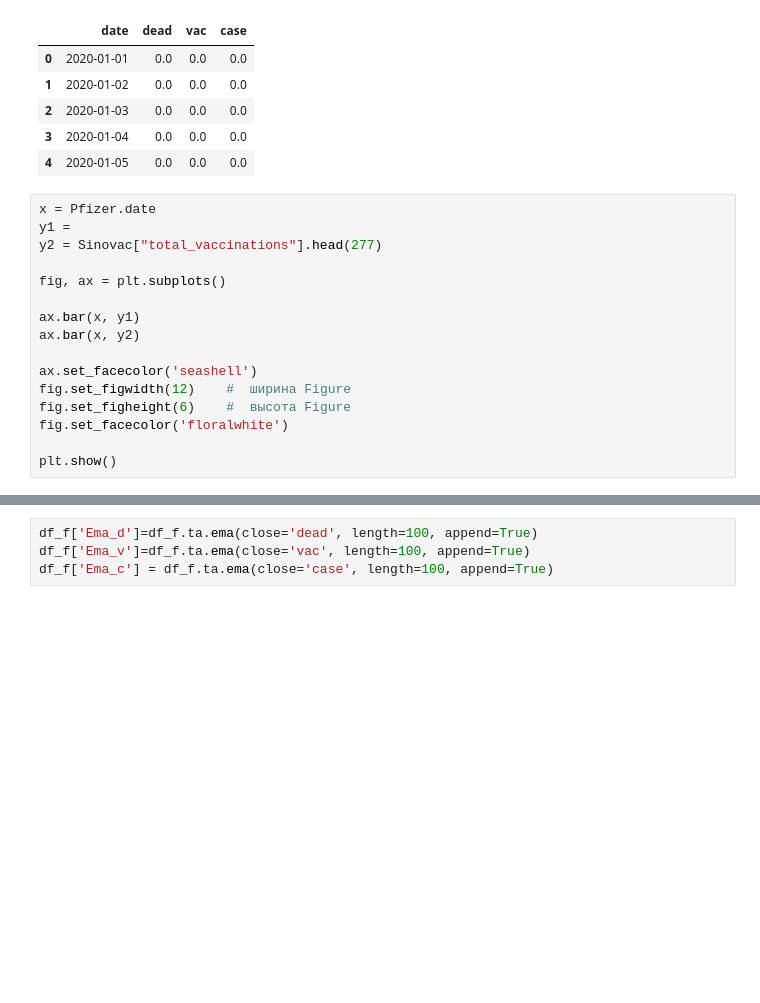
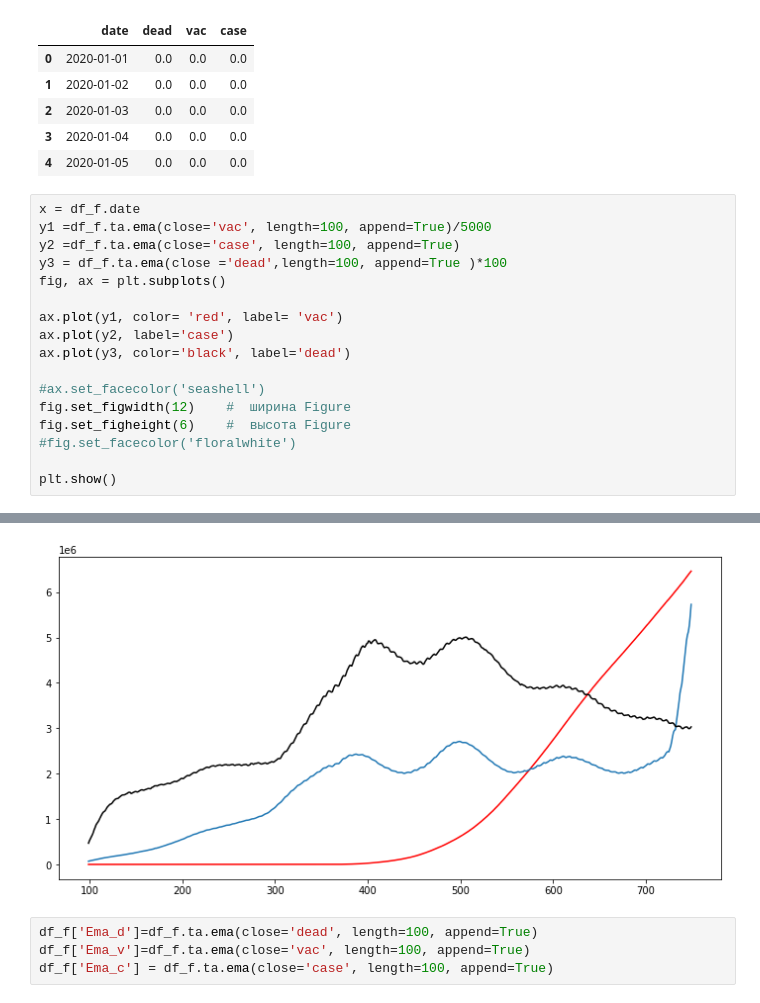
Before and after one commit to himikp/code, a Jupyter notebook: covid_dead.ipynb, the cells around one changed output, grey strips where cells are left out. Saved outputs shown, nothing was run; the diff lists cells and outputs as text; blank space fills up the shorter version.

```diff
--- a/covid_dead.ipynb
+++ b/covid_dead.ipynb
@@ -48,19 +47,20 @@ df_f.head()
 | 3 | 2020-01-04 | 0.0 | 0.0 | 0.0 |
 | 4 | 2020-01-05 | 0.0 | 0.0 | 0.0 |
 # %%
-x = Pfizer.date
-y1 =
-y2 = Sinovac["total_vaccinations"].head(277)
-
+x = df_f.date
+y1 =df_f.ta.ema(close='vac', length=100, append=True)/5000
+y2 =df_f.ta.ema(close='case', length=100, append=True)
+y3 = df_f.ta.ema(close ='dead',length=100, append=True )*100
 fig, ax = plt.subplots()
 
-ax.bar(x, y1)
-ax.bar(x, y2)
+ax.plot(y1, color= 'red', label= 'vac')
+ax.plot(y2, label='case')
+ax.plot(y3, color='black', label='dead')
 
-ax.set_facecolor('seashell')
+#ax.set_facecolor('seashell')
 fig.set_figwidth(12)    #  ширина Figure
 fig.set_figheight(6)    #  высота Figure
-fig.set_facecolor('floralwhite')
+#fig.set_facecolor('floralwhite')
 
 plt.show()
 # %% [output]
@@ -68,3 +67,4 @@ SyntaxError: invalid syntax (Temp/ipykernel_2456/2425909024.py, line 2)
+[figure, added]
 # %%
 df_f['Ema_d']=df_f.ta.ema(close='dead', length=100, append=True)
 df_f['Ema_v']=df_f.ta.ema(close='vac', length=100, append=True)
```
Also changed, not shown: parts of 2 cells of this notebook.
